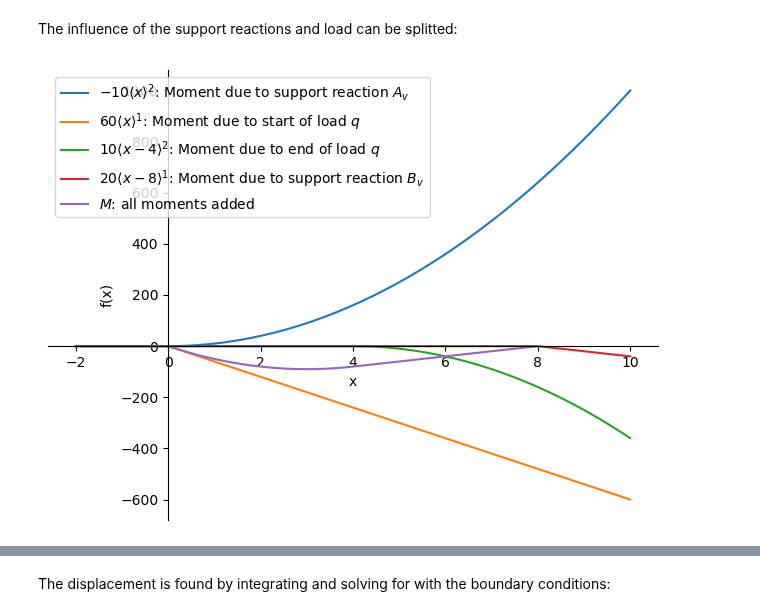
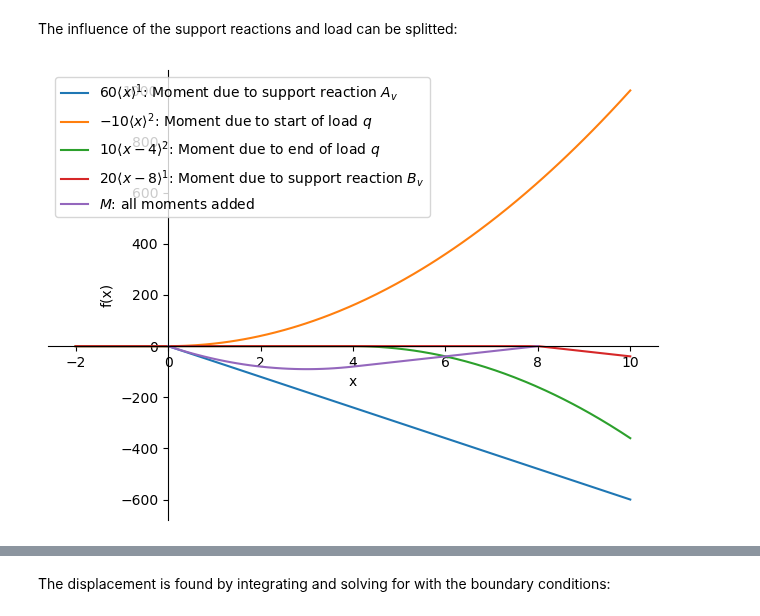
Before and after one commit to TeachBooks/sympy_mechanics, a Jupyter notebook: Other examples/Singularity_function_with_hinged_beam.ipynb, the cells around one changed output, grey strips where cells are left out. Saved outputs shown, nothing was run; the diff lists cells and outputs as text; code cells hidden in the pictures.

```diff
--- a/Other examples/Singularity_function_with_hinged_beam.ipynb
+++ b/Other examples/Singularity_function_with_hinged_beam.ipynb
@@ -70,15 +70,15 @@ $\displaystyle 60 {\left\langle x \right\rangle}^{0} - 20 {\left\langle x \right
 # %% [markdown]
 The influence of the support reactions and load can be splitted:
 # %%
-p0 = sp.plotting.plot(-M_subs.args[0],(x,-2,10),label='$'+sp.latex(M_subs.args[0])+'$'+": Moment due to support reaction $A_v$",legend=True,show=False)
-p1 = sp.plotting.plot(-M_subs.args[3],(x,-2,10),label='$'+sp.latex(M_subs.args[3])+'$'+": Moment due to start of load $q$",show=False)
+p0 = sp.plotting.plot(-M_subs.args[3],(x,-2,10),label='$'+sp.latex(M_subs.args[3])+'$'+": Moment due to support reaction $A_v$",legend=True,show=False)
+p1 = sp.plotting.plot(-M_subs.args[0],(x,-2,10),label='$'+sp.latex(M_subs.args[0])+'$'+": Moment due to start of load $q$",show=False)
 p2 = sp.plotting.plot(-M_subs.args[1],(x,-2,10),label='$'+sp.latex(M_subs.args[1])+'$'+": Moment due to end of load $q$",show=False)
 p3 = sp.plotting.plot(-M_subs.args[2],(x,-2,10),label='$'+sp.latex(M_subs.args[2])+'$'+": Moment due to support reaction $B_v$",show=False)
 p4 = sp.plotting.plot(-M_subs,(x,0,8),label='$M$: all moments added',show=False)
 p0.append(p1[0])
 p0.append(p2[0])
 p0.append(p3[0])
 p0.append(p4[0])
 p0.show()
 # %% [output]
-[figure, old version]
+[figure, new version]
```
Also changed, not shown: parts of 4 cells of this notebook, 10 other files.
